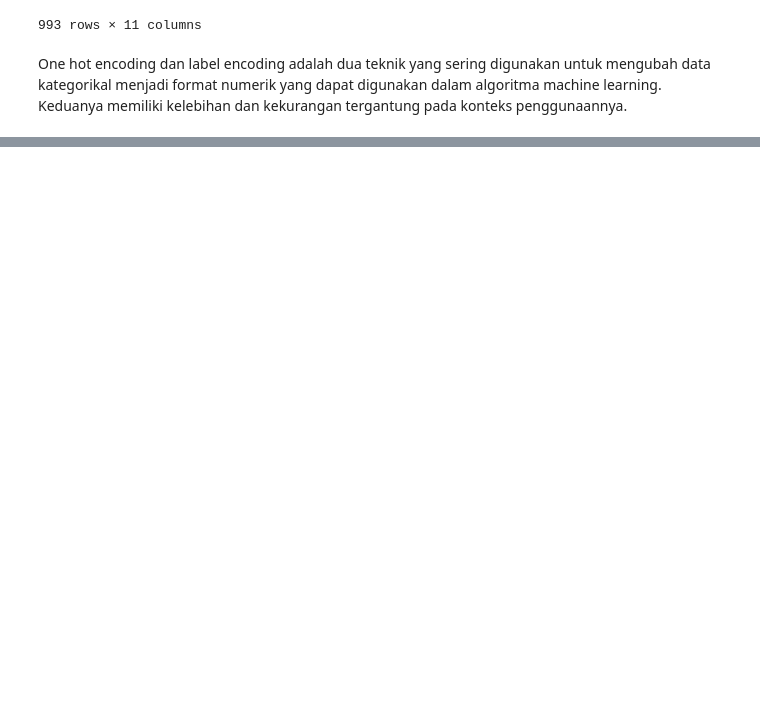
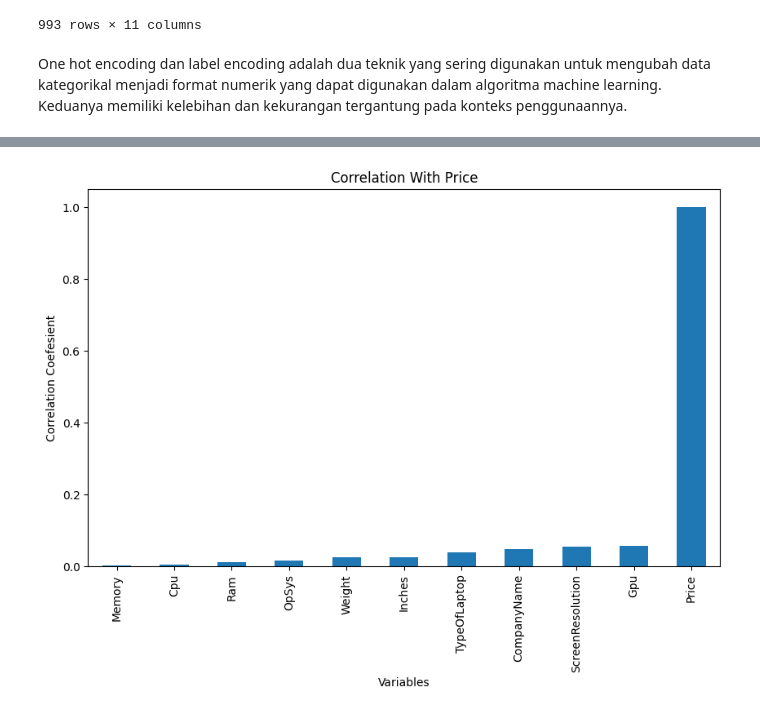
Before and after one commit to Azrxr/ML_learn, a Jupyter notebook: 1.ML_workflow.ipynb, the cells around one changed output, grey strips where cells are left out. Cells and saved outputs as stored; diff of their text form; code cells hidden in the pictures; blank space fills up the shorter version.

```diff
--- a/1.ML_workflow.ipynb
+++ b/1.ML_workflow.ipynb
@@ -315,0 +401,15 @@ One hot encoding dan label encoding adalah dua teknik yang sering digunakan untu
+# %%
+# Menghitung korelasi antara variabel target dan semua variabel lainnya
+target_corr = df_lencoder.corr()['Price']
+
+# (Opsional) Mengurutkan hasil korelasi berdasarkan korelasi
+target_corr_sorted = target_corr.abs().sort_values(ascending=True)
+
+plt.figure(figsize=(10, 6))
+target_corr_sorted.plot(kind='bar')
+plt.title(f'Correlation With Price')
+plt.xlabel('Variables')
+plt.ylabel('Correlation Coefesient')
+plt.show()
+# %% [output]
+[figure, added]
```
Also changed, not shown: parts of 27 cells of this notebook, 12 other files.
